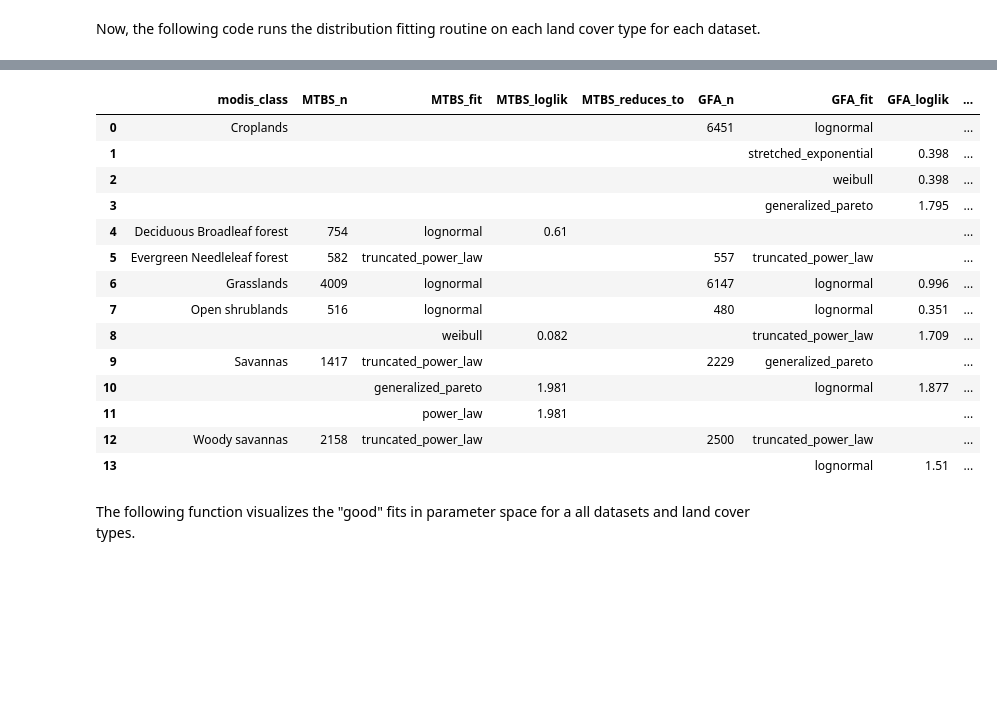
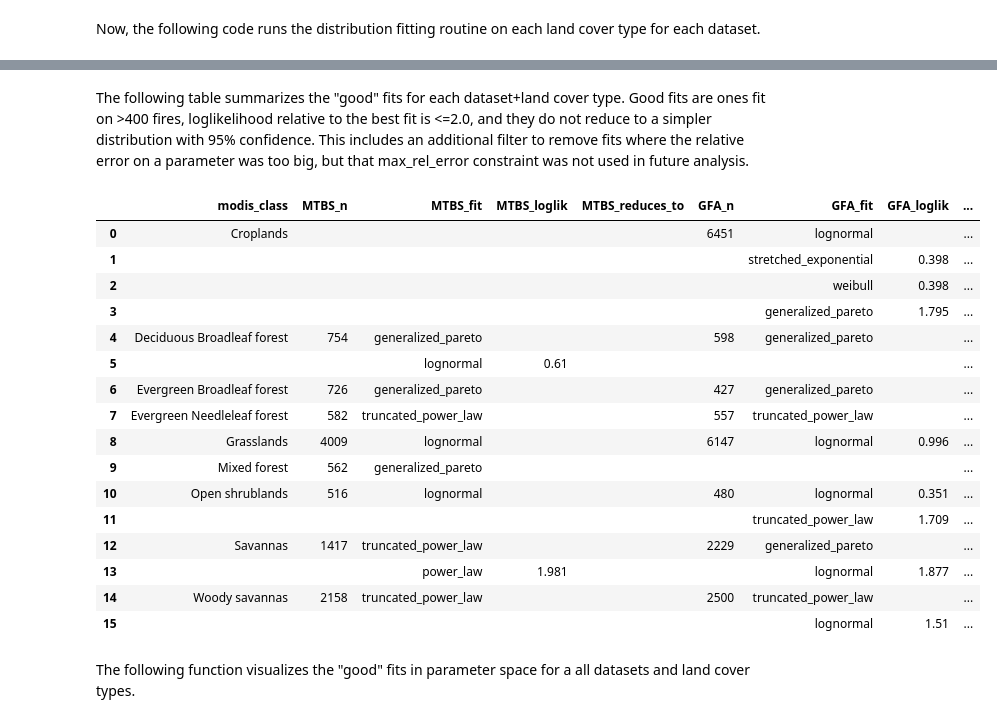
Before and after one commit to lukevonkapff/wildfire_modeling, a Jupyter notebook: notebooks/4_land_cover_segmentation.ipynb, the cells around one changed output, grey strips where cells are left out. Drawn from its saved outputs; the diff is of its cells as text; code cells hidden in the pictures; blank space fills up the shorter version.

```diff
--- a/notebooks/4_land_cover_segmentation.ipynb
+++ b/notebooks/4_land_cover_segmentation.ipynb
@@ -91,7 +94,7 @@ idaho_path = "../data/idaho_2003_2016_classified_timevarying.shp"
 idaho_classified.to_file(idaho_path)
 print(f"Saved GeoDataFrame to {idaho_path}")
 
-gfa_shp = "../data/gfa_usa_2003_2016_classified.shp"
+gfa_shp = "../data/gfa_2003_2016_usa_classified_timevarying.shp"
 gfa_classified = gpd.read_file(gfa_shp)
 # %% [output]
 Saved GeoDataFrame to ../data/mtbs_2003_2016_classified_timevarying.shp
@@ -110,7 +113,7 @@ for modis_cat, subset in gfa_classified[(gfa_classified["year"] >= 2003) & (gfa_
     print(f"\n=== {modis_cat} (n={len(data)}) ===")
 
     params = wfpl.summarize_parameters_bootstrap(
-        data, R=100, xmin=4, random_state=42
+        data, R=50, xmin=4, random_state=42
     )
     R, best = wfpl.likelihood_matrix_and_best(
         data, xmin=4
@@ -133,7 +136,7 @@ for modis_cat, subset in idaho_classified[(idaho_classified["year"] >= 2003) & (
     print(f"\n=== {modis_cat} (n={len(data)}) ===")
 
     params = wfpl.summarize_parameters_bootstrap(
-        data, R=100, xmin=4, random_state=42
+        data, R=50, xmin=4, random_state=42
     )
     R, best = wfpl.likelihood_matrix_and_best(
         data, xmin=4
@@ -156,7 +159,7 @@ for modis_cat, subset in mtbs_classified[(mtbs_classified["year"] >= 2003) & (mt
     print(f"\n=== {modis_cat} (n={len(data)}) ===")
 
     params = wfpl.summarize_parameters_bootstrap(
-        data, R=100, xmin=4, random_state=42
+        data, R=50, xmin=4, random_state=42
     )
     R, best = wfpl.likelihood_matrix_and_best(
         data, xmin=4
@@ -167,5 +170,23 @@ for modis_cat, subset in mtbs_classified[(mtbs_classified["year"] >= 2003) & (mt
         "likelihood_matrix": R,
         "best_fit": best
     }
+
+save_path_gfa = "../data/gfa_static_fits_by_biome_2003_2016.pkl"
+with open(save_path_gfa, "wb") as f:
+    pickle.dump(results_gfa, f)
+
+print(f"Saved overall_results to: {save_path_gfa}")
+
+save_path_mtbs = "../data/mtbs_static_fits_by_biome_2003_2016.pkl"
+with open(save_path_mtbs, "wb") as f:
+    pickle.dump(results_mtbs, f)
+
+print(f"Saved overall_results to: {save_path_mtbs}")
+
+save_path_id = "../data/idaho_static_fits_by_biome_2003_2016.pkl"
+with open(save_path_id, "wb") as f:
+    pickle.dump(results_idaho, f)
+
+print(f"Saved overall_results to: {save_path_id}")
 # %% [output]
 === Barren or sparsely vegetated (n=35) ===
@@ -219,33 +209,37 @@ there are 480 points above xmin 4.0 km^2
+# %% [markdown]
+The following table summarizes the "good" fits for each dataset+land cover type. Good fits are ones fit on >400 fires, loglikelihood relative to the best fit is <=2.0, and they do not reduce to a simpler distribution with 95% confidence. This includes an additional filter to remove fits where the relative error on a parameter was too big, but that max_rel_error constraint was not used in future analysis.
 # %%
 results_dicts = {
     "GFA": results_gfa,
     "Idaho": results_idaho,
     "MTBS": results_mtbs
 }
 
 counts_dicts = {
     "GFA": gfa_classified[(gfa_classified["year"].between(2003,2016)) & (gfa_classified["area_km2"]>=4)]["modis_clas"].value_counts(),
     "Idaho": idaho_classified[(idaho_classified["year"].between(2003,2016)) & (idaho_classified["area_km2"]>=4)]["modis_class"].value_counts(),
     "MTBS": mtbs_classified[(mtbs_classified["year"].between(2003,2016)) & (mtbs_classified["area_km2"]>=4)]["modis_class"].value_counts(),
 }
 
-build_comparison_table(results_dicts, counts_dicts)
+build_comparison_table(results_dicts, counts_dicts, max_relerr = 1)
 # %% [output]
 |  | modis_class | MTBS_n | MTBS_fit | MTBS_loglik | MTBS_reduces_to | GFA_n | GFA_fit | GFA_loglik | ... |
 | 0 | Croplands |  |  |  |  | 6451 | lognormal |  | ... |
 | 1 |  |  |  |  |  |  | stretched_exponential | 0.398 | ... |
 | 2 |  |  |  |  |  |  | weibull | 0.398 | ... |
 | 3 |  |  |  |  |  |  | generalized_pareto | 1.795 | ... |
-| 4 | Deciduous Broadleaf forest | 754 | lognormal | 0.61 |  |  |  |  | ... |
-| 5 | Evergreen Needleleaf forest | 582 | truncated_power_law |  |  | 557 | truncated_power_law |  | ... |
-| 6 | Grasslands | 4009 | lognormal |  |  | 6147 | lognormal | 0.996 | ... |
-| 7 | Open shrublands | 516 | lognormal |  |  | 480 | lognormal | 0.351 | ... |
-| 8 |  |  | weibull | 0.082 |  |  | truncated_power_law | 1.709 | ... |
-| 9 | Savannas | 1417 | truncated_power_law |  |  | 2229 | generalized_pareto |  | ... |
-| 10 |  |  | generalized_pareto | 1.981 |  |  | lognormal | 1.877 | ... |
-| 11 |  |  | power_law | 1.981 |  |  |  |  | ... |
-| 12 | Woody savannas | 2158 | truncated_power_law |  |  | 2500 | truncated_power_law |  | ... |
-| 13 |  |  |  |  |  |  | lognormal | 1.51 | ... |
+| 4 | Deciduous Broadleaf forest | 754 | generalized_pareto |  |  | 598 | generalized_pareto |  | ... |
+| 5 |  |  | lognormal | 0.61 |  |  |  |  | ... |
+| 6 | Evergreen Broadleaf forest | 726 | generalized_pareto |  |  | 427 | generalized_pareto |  | ... |
+| 7 | Evergreen Needleleaf forest | 582 | truncated_power_law |  |  | 557 | truncated_power_law |  | ... |
+| 8 | Grasslands | 4009 | lognormal |  |  | 6147 | lognormal | 0.996 | ... |
+| 9 | Mixed forest | 562 | generalized_pareto |  |  |  |  |  | ... |
+| 10 | Open shrublands | 516 | lognormal |  |  | 480 | lognormal | 0.351 | ... |
+| 11 |  |  |  |  |  |  | truncated_power_law | 1.709 | ... |
+| 12 | Savannas | 1417 | truncated_power_law |  |  | 2229 | generalized_pareto |  | ... |
+| 13 |  |  | power_law | 1.981 |  |  | lognormal | 1.877 | ... |
+| 14 | Woody savannas | 2158 | truncated_power_law |  |  | 2500 | truncated_power_law |  | ... |
+| 15 |  |  |  |  |  |  | lognormal | 1.51 | ... |
 # %% [markdown]
 The following function visualizes the "good" fits in parameter space for a all datasets and land cover types.
 # %%
```
Also changed, not shown: parts of 5 cells of this notebook, 8 other files.
